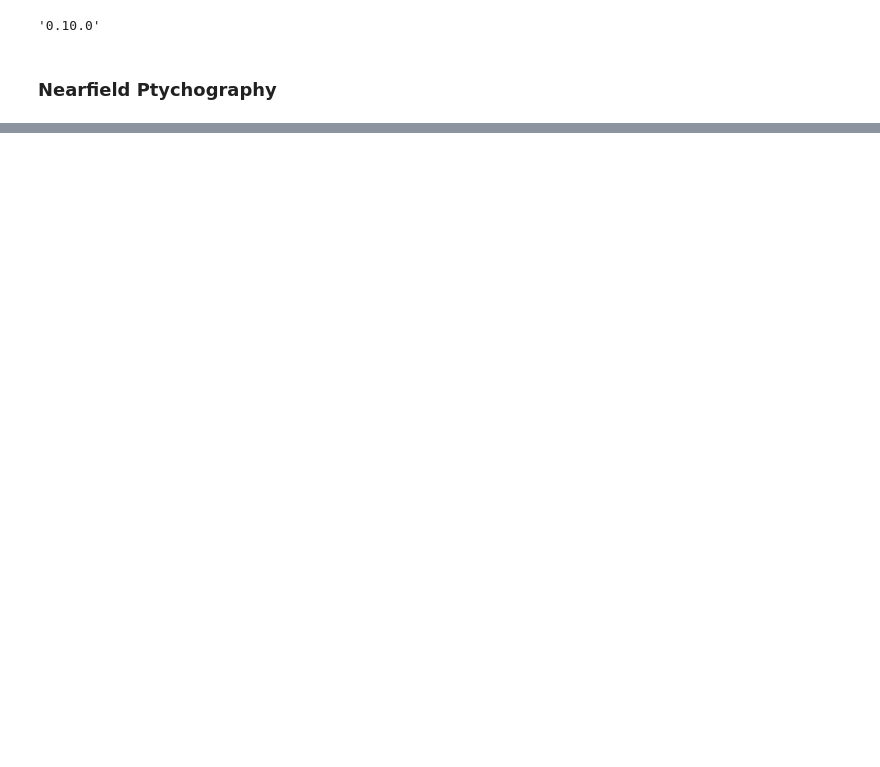
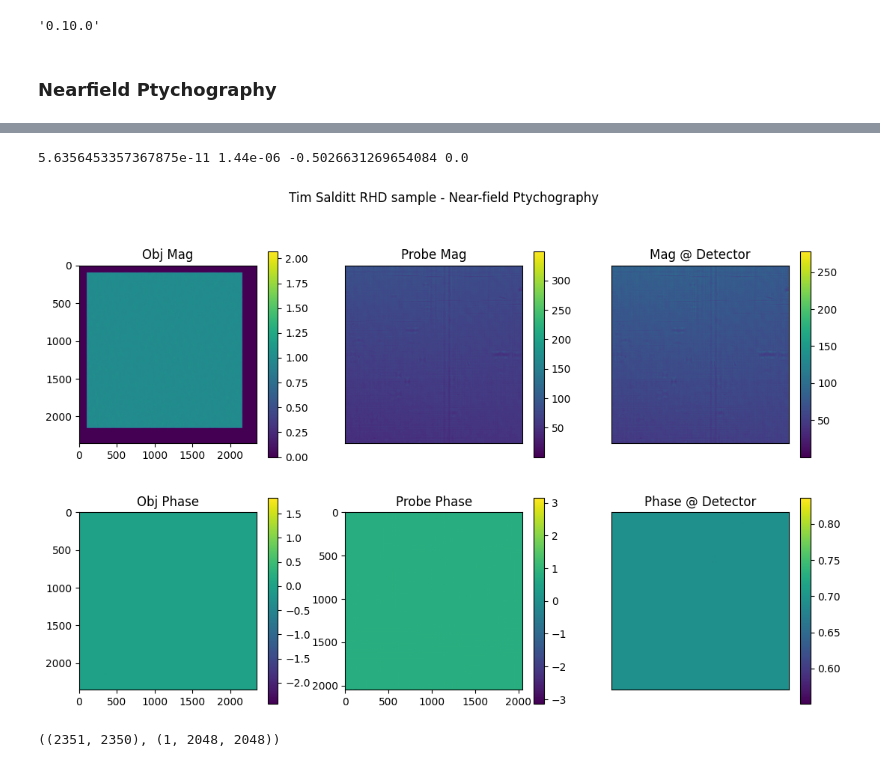
Before and after one commit to cnpem/ssc-cdi, a Jupyter notebook: sscCdi/ptycho/dev/fresnel_ptycho_RAAR_RHD_Salditt_MultiZ.ipynb, the cells around one changed output, grey strips where cells are left out. Cells and saved outputs as stored; diff of their text form; code cells hidden in the pictures; blank space fills up the shorter version.

```diff
--- a/sscCdi/ptycho/dev/fresnel_ptycho_RAAR_RHD_Salditt_MultiZ.ipynb
+++ b/sscCdi/ptycho/dev/fresnel_ptycho_RAAR_RHD_Salditt_MultiZ.ipynb
@@ -247,10 +248,16 @@ positions1.shape,empty.shape, DP.shape, n_points_per_z, n_of_z
 # %%
-positions = positions1.copy()*1e-6
+try:
+    import cupy as cp
+    cp.cuda.memory.MemoryPool().free_all_blocks()
+except:
+    print('exception')
+
+positions = positions_selected.copy()
 
 z1 = np.max(positions[:,2])
 z2 = 1 - z1
 M0 = (z2+z1)/z1
-print(f'z1={z1}, z2={z2}, M={M}')
+print(f'z1={z1}, z2={z2}, M={M0}')
 
 c_speed = 299792458        # Velocity of Light [m/s]
 planck  = 4.135667662E-18  # Plank constant [keV*s]
@@ -259,13 +266,14 @@ n_pixels = 2048
 inputs = {
 "n_cpus": 32, # cpu cores
 "energy": 22, #keV
-"detector_distance": z2, # meter
+"detector_position": z2*M0,
+"detector_distance": z2*M0,
 "detector_pixel_size": 1.44e-6, # PCO pixel size with lens
 "source_distance": 0, # should be 0 if parallel beam
 }
 
-new_positions = get_equivalent_geometry(positions,z1,z2)
-inputs["detector_distance"] = inputs["detector_distance"]/M0
+positions[:,0:2] *= M0
+# print(positions[0,2]*M0)
 
 wavelength = c_speed * planck / inputs["energy"]
 inputs["wavelength"] = wavelength
@@ -277,34 +285,44 @@ print(f'Minimal required distance from focus = {zmin*1e3:.3f}mm')
 inputs['object_pixel'] = inputs["detector_pixel_size"]
 print(f'Object pixel = {inputs["object_pixel"]} m')
 
-positions *= 1e-3
-# positions = np.roll(positions,shift=1,axis=1)
+# positions[:,0] = positions_selected[:,1]
+# positions[:,1] = positions_selected[:,0]
 
 probe = np.ones_like(empty)
 print(f'Probe shape = {probe.shape}')
 
 inputs["object_padding"] = 100
 positions[:,0:2] = sscCdi.convert_probe_mogno_positions_meters_to_pixels(positions[:,0:2].copy(),inputs["object_pixel"],inputs["object_padding"])
+positions[:,3] = np.round(positions[:,3])
+print('All positions: ', positions.shape)
+print(positions)
 
 N = 40
 fig, ax = plt.subplots()
 ax.plot(positions[:,0],positions[:,1],'o')
 
 if 1: # remove random points from data
-    n_of_points_to_keep = 200
+    n_of_points_to_keep = 100
     start_idx = positions.shape[0] - n_of_points_to_keep
     slices_to_ignore = np.random.permutation(positions.shape[0])[-start_idx::]
     print(f'Deleting {slices_to_ignore.shape[0]} slices')
-    DPs = np.delete(DP,slices_to_ignore,axis=0)
     positions = np.delete(positions,slices_to_ignore,axis=0)
+    DPs = np.delete(DPs_selected,slices_to_ignore,axis=0)
 
-ax.plot(positions[:,0],positions[:,1],'o')
+# np.save('positions2.npy',positions)
+# np.save('DPs_selected2.npy',DPs)
+# positions = np.load('positions2.npy')
+# DPs = np.load('DPs_selected2.npy')
+
+ax.plot(positions[:,0],positions[:,1],'.')
+plt.show()
 
 size_in_bytes = DPs.nbytes # Get the size of the array in bytes
 size_in_gb = size_in_bytes / (1024**3) # Convert the size to gigabytes
 print("Size of the array:", size_in_gb, "GB")
 
-inputs = sscCdi.set_object_shape(inputs, DPs.shape, positions[:,0:2])
+object_padding = 200
+inputs["object_shape"] = sscCdi.set_object_shape(object_padding, DPs.shape, positions[:,0:2])
 # inputs["object_shape"] = (inputs["object_shape"][1],inputs["object_shape"][0])
 print(f'Object shape = {inputs["object_shape"]}')
 print(f'FOV = {np.asarray(inputs["object_shape"])*inputs["object_pixel"]*1e6} um2')
@@ -326,5 +344,5 @@ inputs['beta'] = 0.9 # RAAR
 inputs['epsilon'] = 0.001 # RAAR; small value to add to probe/object update denominator
 
 # print(positions.shape, DPs.shape, probe_guess.shape, obj_guess.shape, inputs)
-RAAR_obj, RAAR_probes, _ = RAAR_multiprobe_cupy(DPs,positions,obj_guess,probe_guess,inputs)
+RAAR_obj, RAAR_probes, _ = RAAR_multiplane(DPs,positions,obj_guess,probe_guess,inputs)
 # %% [output]
@@ -332,6 +380,6 @@ NameError: name 'M' is not defined
 # %%
 print(inputs["wavelength"],inputs["detector_pixel_size"],inputs["detector_distance"],float(inputs["source_distance"]))
-propagated_probe = sscCdi.fresnel_propagator_cone_beam(RAAR_probes[0],inputs["wavelength"],inputs["detector_pixel_size"],inputs["detector_distance"].get(), inputs["source_distance"].get())
+propagated_probe = sscCdi.fresnel_propagator_cone_beam(RAAR_probes[0],inputs["wavelength"],inputs["detector_pixel_size"],inputs["detector_distance"])
 
 
 if 1: # plot
@@ -346,30 +394,34 @@ if 1: # plot
     fig.colorbar(im2, ax=ax[1, 0])
 
     im3 = ax[0,1].imshow(np.abs(RAAR_probes[0]))
     ax[0,1].set_title('Probe Mag')
     fig.colorbar(im3, ax=ax[0, 1])
 
     im4 = ax[1,1].imshow(np.angle(RAAR_probes[0]))
     ax[1,1].set_title('Probe Phase')
     fig.colorbar(im4, ax=ax[1, 1])
 
     im5=ax[0,2].imshow(np.abs(propagated_probe))
     ax[0,2].set_title('Mag @ Detector')
     fig.colorbar(im5, ax=ax[0, 2])
 
     mean = np.mean(np.angle(propagated_probe))
     std=np.std(np.angle(propagated_probe))
     im6 = ax[1,2].imshow(np.angle(propagated_probe),vmin=mean-4*std,vmax=mean+4*std)
     ax[1,2].set_title('Phase @ Detector')
     fig.colorbar(im6, ax=ax[1,2])
 
     fig.suptitle('Tim Salditt RHD sample - Near-field Ptychography')
 
     for i, ax in enumerate(ax.ravel()):
         if i==3 or i==0 or i ==4: continue
         ax.set_xticks([])
         ax.set_yticks([])
 
     plt.show()
 
 RAAR_obj.shape, RAAR_probes.shape
+# %% [output]
+5.6356453357367875e-11 1.44e-06 -0.5026631269654084 0.0
+[figure, added]
+((2351, 2350), (1, 2048, 2048))
```
Also changed, not shown: parts of 15 cells of this notebook.
